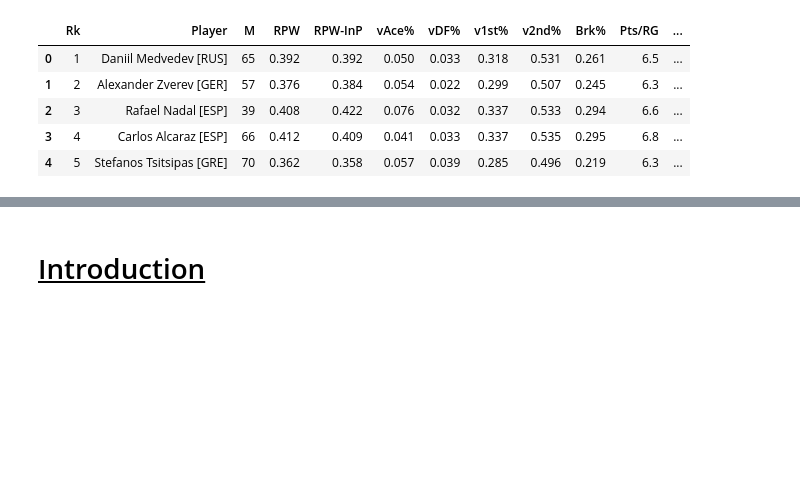
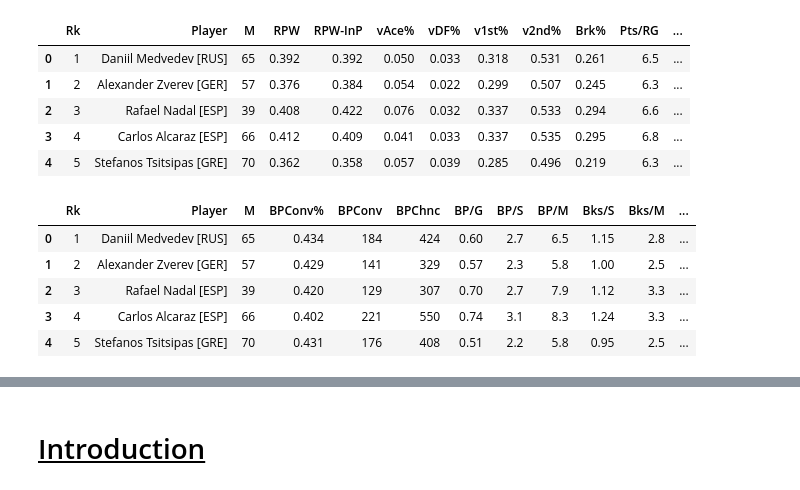
Before and after one commit to Kennan-Guan/tennis_analysis, a Jupyter notebook: tennis-player-stats.ipynb, the cells around one changed output, grey strips where cells are left out. Drawn from its saved outputs; the diff is of its cells as text; code cells hidden in the pictures; blank space fills up the shorter version.

```diff
--- a/tennis-player-stats.ipynb
+++ b/tennis-player-stats.ipynb
@@ -141,3 +141,12 @@ return_data.head(5)
 | 2 | 3 | Rafael Nadal [ESP] | 39 | 0.408 | 0.422 | 0.076 | 0.032 | 0.337 | 0.533 | 0.294 | 6.6 | ... |
 | 3 | 4 | Carlos Alcaraz [ESP] | 66 | 0.412 | 0.409 | 0.041 | 0.033 | 0.337 | 0.535 | 0.295 | 6.8 | ... |
 | 4 | 5 | Stefanos Tsitsipas [GRE] | 70 | 0.362 | 0.358 | 0.057 | 0.039 | 0.285 | 0.496 | 0.219 | 6.3 | ... |
+# %%
+breaks_data.head(5)
+# %% [output]
+|  | Rk | Player | M | BPConv% | BPConv | BPChnc | BP/G | BP/S | BP/M | Bks/S | Bks/M | ... |
+| 0 | 1 | Daniil Medvedev [RUS] | 65 | 0.434 | 184 | 424 | 0.60 | 2.7 | 6.5 | 1.15 | 2.8 | ... |
+| 1 | 2 | Alexander Zverev [GER] | 57 | 0.429 | 141 | 329 | 0.57 | 2.3 | 5.8 | 1.00 | 2.5 | ... |
+| 2 | 3 | Rafael Nadal [ESP] | 39 | 0.420 | 129 | 307 | 0.70 | 2.7 | 7.9 | 1.12 | 3.3 | ... |
+| 3 | 4 | Carlos Alcaraz [ESP] | 66 | 0.402 | 221 | 550 | 0.74 | 3.1 | 8.3 | 1.24 | 3.3 | ... |
+| 4 | 5 | Stefanos Tsitsipas [GRE] | 70 | 0.431 | 176 | 408 | 0.51 | 2.2 | 5.8 | 0.95 | 2.5 | ... |
```
Also changed, not shown: parts of 1 cell of this notebook.
